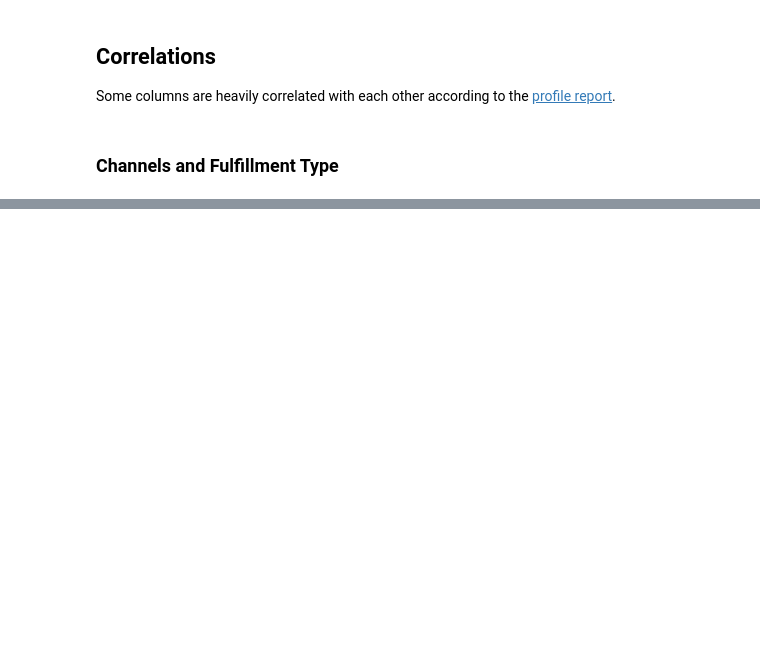
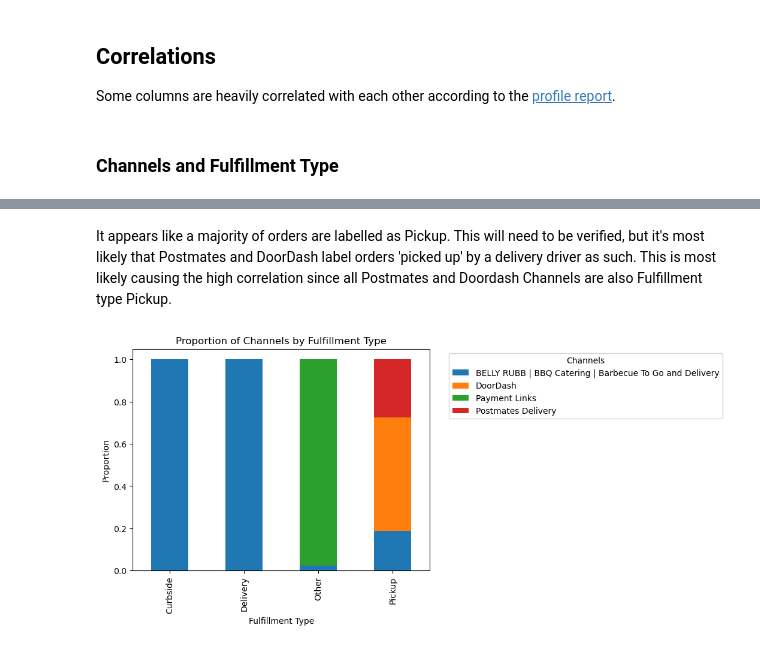
Before and after one commit to ajamkotc/belly_rubb_analysis, a Jupyter notebook: notebooks/1.0-aj-initial-data-exploration.ipynb, the cells around one changed output, grey strips where cells are left out. Drawn from its saved outputs; the diff is of its cells as text; code cells hidden in the pictures; blank space fills up the shorter version.

```diff
--- a/notebooks/1.0-aj-initial-data-exploration.ipynb
+++ b/notebooks/1.0-aj-initial-data-exploration.ipynb
@@ -207,0 +241,19 @@ Name: Channels, Length: 1414, dtype: object
+# %% [markdown]
+It appears like a majority of orders are labelled as Pickup. This will need to be verified, but it's most likely that Postmates and DoorDash label orders 'picked up' by a delivery driver as such. This is most likely causing the high correlation since all Postmates and Doordash Channels are also Fulfillment type Pickup.
+# %%
+# Visualize proportion of channels by fulfillment type
+
+fullfillment_proportions = fulfillment_channels_counts.div(fulfillment_channels_counts.sum(axis=1), axis=0)
+fullfillment_proportions.plot(
+    kind='bar',
+    stacked=True
+)
+
+plt.title('Proportion of Channels by Fulfillment Type')
+plt.legend(title='Channels', bbox_to_anchor=(1.05, 1))
+plt.xlabel('Fulfillment Type')
+plt.ylabel('Proportion')
+
+plt.show()
+# %% [output]
+[figure, added]
```
Also changed, not shown: parts of 39 cells of this notebook, 4 other files.
